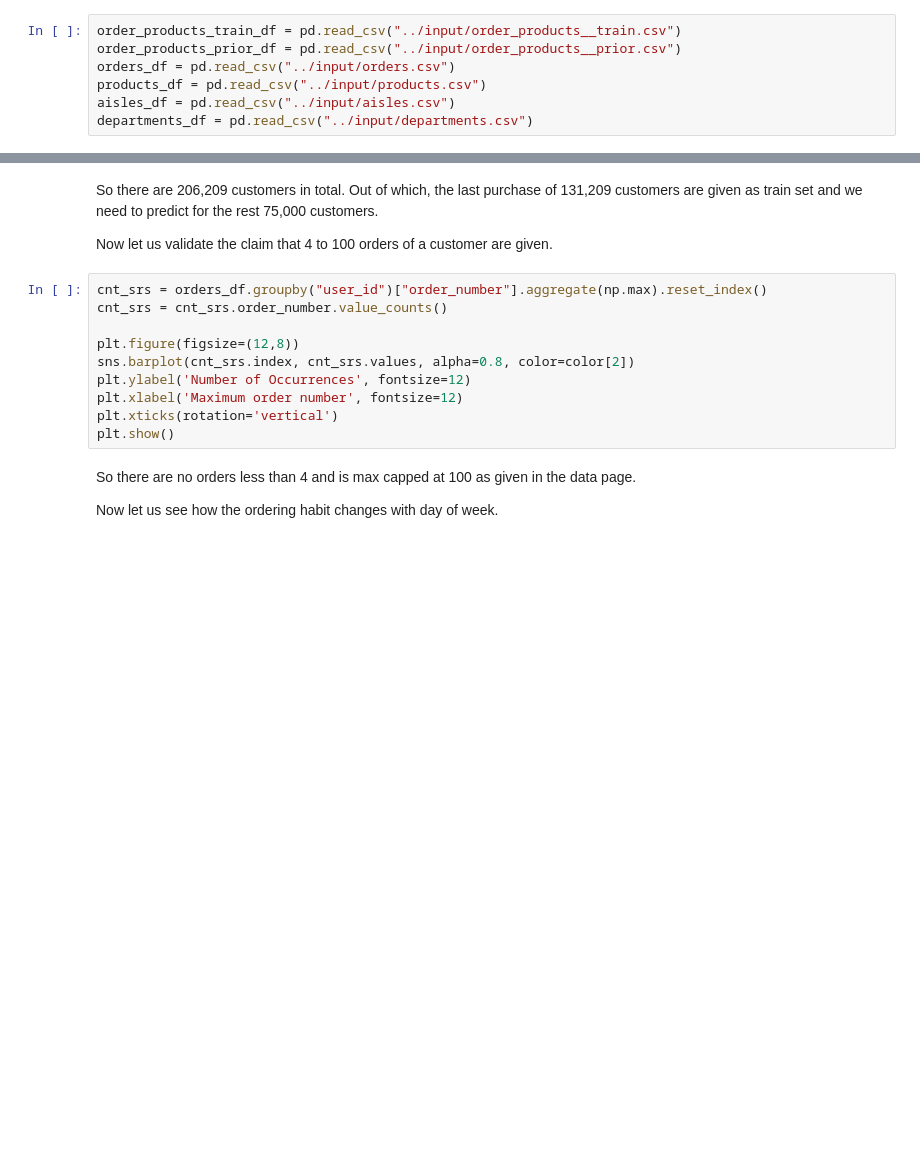
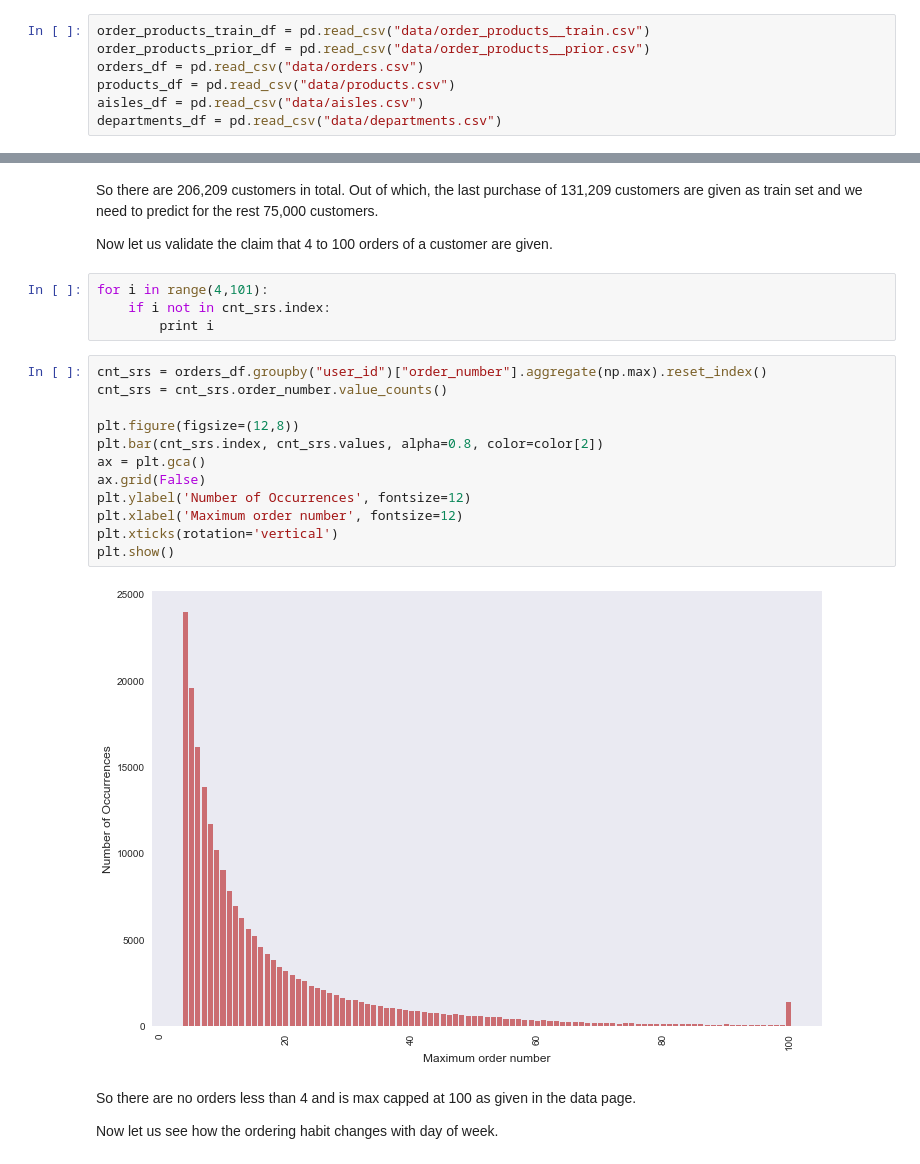
Before and after one commit to cfergusonlee/kaggle-practice, a Jupyter notebook: instacart/notebook.ipynb, the cells around one changed output, grey strips where cells are left out. Saved outputs shown, nothing was run; the diff lists cells and outputs as text; blank space fills up the shorter version.

```diff
--- a/instacart/notebook.ipynb
+++ b/instacart/notebook.ipynb
@@ -26,9 +39,9 @@ print(check_output(["ls", "../input"]).decode("utf8"))
 # %% [markdown]
 Before we dive deep into the exploratory analysis, let us know a little more about the files given. To understand it better, let us first read all the files as dataframe objects and then look at the top few rows.
 # %%
-order_products_train_df = pd.read_csv("../input/order_products__train.csv")
-order_products_prior_df = pd.read_csv("../input/order_products__prior.csv")
-orders_df = pd.read_csv("../input/orders.csv")
-products_df = pd.read_csv("../input/products.csv")
-aisles_df = pd.read_csv("../input/aisles.csv")
-departments_df = pd.read_csv("../input/departments.csv")
+order_products_train_df = pd.read_csv("data/order_products__train.csv")
+order_products_prior_df = pd.read_csv("data/order_products__prior.csv")
+orders_df = pd.read_csv("data/orders.csv")
+products_df = pd.read_csv("data/products.csv")
+aisles_df = pd.read_csv("data/aisles.csv")
+departments_df = pd.read_csv("data/departments.csv")
@@ -68,16 +112,24 @@ cnt_srs
 So there are 206,209 customers in total. Out of which, the last purchase of 131,209 customers are given as train set and we need to predict for the rest 75,000 customers.
 
 Now let us validate the claim that 4 to 100 orders of a customer are given.
+# %%
+for i in range(4,101):
+    if i not in cnt_srs.index:
+        print i
 # %%
 cnt_srs = orders_df.groupby("user_id")["order_number"].aggregate(np.max).reset_index()
 cnt_srs = cnt_srs.order_number.value_counts()
 
 plt.figure(figsize=(12,8))
-sns.barplot(cnt_srs.index, cnt_srs.values, alpha=0.8, color=color[2])
+plt.bar(cnt_srs.index, cnt_srs.values, alpha=0.8, color=color[2])
+ax = plt.gca()
+ax.grid(False)
 plt.ylabel('Number of Occurrences', fontsize=12)
 plt.xlabel('Maximum order number', fontsize=12)
 plt.xticks(rotation='vertical')
 plt.show()
+# %% [output]
+[figure, added]
 # %% [markdown]
 So there are no orders less than 4 and is max capped at 100 as given in the data page.
 
```
Also changed, not shown: parts of 14 cells of this notebook, 13 other files.
